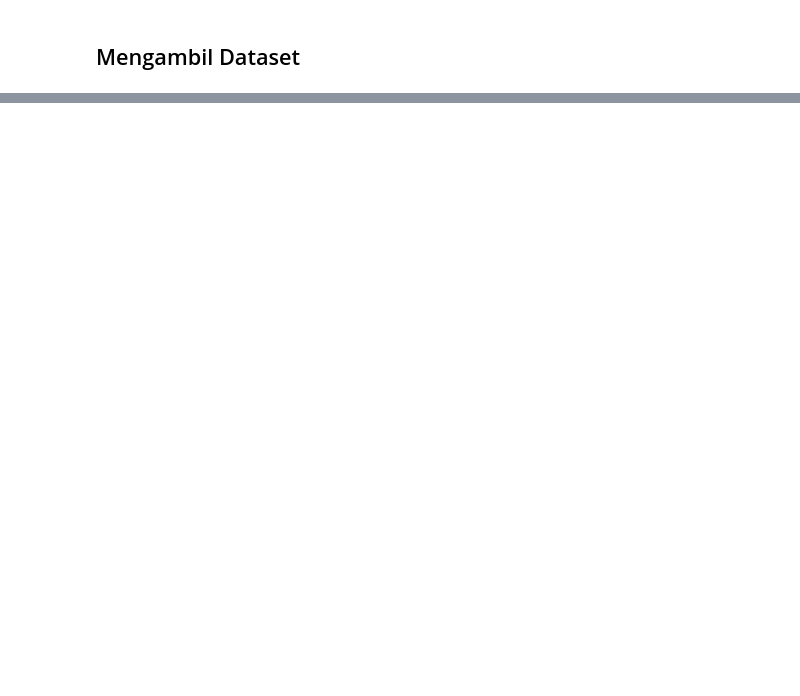
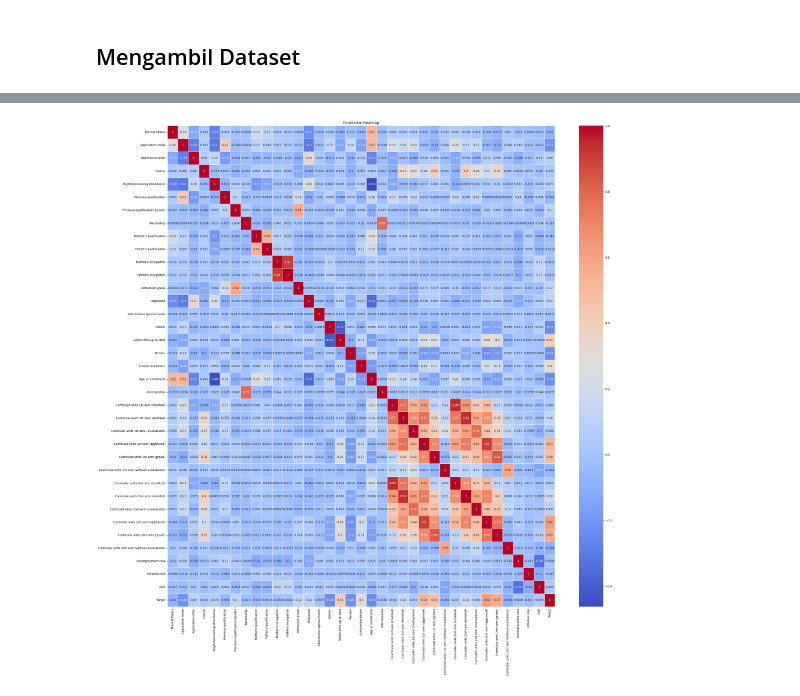
Before and after one commit to randifajar/predict-students-dropout-and-academic-success.ipynb, a Jupyter notebook: predict-students-dropout-and-academic-success.ipynb, the cells around one changed output, grey strips where cells are left out. Cells and saved outputs as stored; diff of their text form; code cells hidden in the pictures; blank space fills up the shorter version.

```diff
--- a/predict-students-dropout-and-academic-success.ipynb
+++ b/predict-students-dropout-and-academic-success.ipynb
@@ -73,10 +139,0 @@ memory usage: 256.1 KB
-# %%
-dataset["ph"] = dataset["ph"].astype("float32")
-dataset["Hardness"] = dataset["Hardness"].astype("float32")
-dataset["Solids"] = dataset["Solids"].astype("float32")
-dataset["Chloramines"] = dataset["Chloramines"].astype("float32")
-dataset["Sulfate"] = dataset["Sulfate"].astype("float32")
-dataset["Conductivity"] = dataset["Conductivity"].astype("float32")
-dataset["Organic_carbon"] = dataset["Organic_carbon"].astype("float32")
-dataset["Trihalomethanes"] = dataset["Trihalomethanes"].astype("float32")
-dataset["Turbidity"] = dataset["Turbidity"].astype("float32")
@@ -116,3 +139,0 @@ dtype: float64
-# %%
-dataset.dropna(axis = 0, inplace = True)
-dataset
@@ -154,8 +139,0 @@ imputed_dataset
-# %%
-# KMeansClustering - delete outlier
-from sklearn.cluster import KMeans
-kmeans = KMeans(n_clusters = 2)
-kmeans.fit(dataset)
-labels = kmeans.labels_
-df_kmeans = dataset[labels == 1]
-df_kmeans.reset_index(inplace = True)
@@ -293,0 +168,2 @@ Text(0, 0.5, 'Accuracy Score')
+# %%
+dataset['Target'] = dataset['Target'].map({'Dropout':0, 'Enrolled':1, 'Graduate':2})
@@ -293,0 +198,7 @@ Text(0, 0.5, 'Accuracy Score')
+# %%
+plt.figure(figsize=(30, 30))
+sns.heatmap(dataset.corr() , annot=True, cmap='coolwarm', linewidths=0.5)
+plt.title('Correlation Heatmap')
+plt.show()
+# %% [output]
+[figure, added]
```
Also changed, not shown: parts of 68 cells of this notebook.
